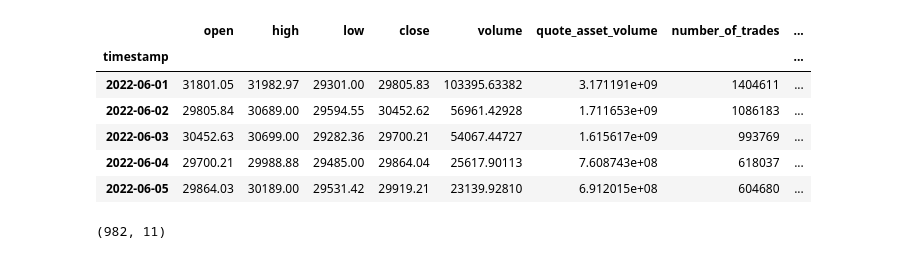
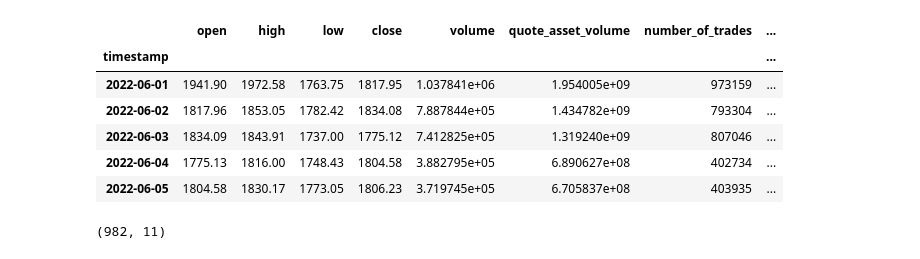
Before and after one commit to zabih1/CryptoForecasting, a Jupyter notebook: Notebook/ex.ipynb, the cells around one changed output. Cells and saved outputs as stored; diff of their text form; code cells hidden in the pictures.

```diff
--- a/Notebook/ex.ipynb
+++ b/Notebook/ex.ipynb
@@ -19,40 +19,40 @@ def fetch_historical_data(symbol, interval='1d', start_date=None, end_date=None,
 
     if response.status_code != 200:
         raise Exception(f'Error fetching data: {response.status_code} - {response.text}')
 
     data = response.json()
 
     df = pd.DataFrame(data, columns=[
         'timestamp', 'open', 'high', 'low', 'close', 'volume',
         'close_time', 'quote_asset_volume', 'number_of_trades',
         'taker_buy_base_asset_volume', 'taker_buy_quote_asset_volume', 'ignore'
     ])
 
     df['timestamp'] = pd.to_datetime(df['timestamp'], unit='ms')
     df.set_index('timestamp', inplace=True)
     df.drop(columns=['close_time', 'ignore'], inplace=True)
 
     # Convert columns to numeric
     df = df.apply(pd.to_numeric, errors='coerce')
 
     df['price_range'] = df['high'] - df['low']
     df['close_to_open'] = df['close'] - df['open']
 
     return df
 
 # Example of fetching data
-symbol = 'BTCUSDT'  # Example: Bitcoin to USD
-# symbol = 'ETHUSDT'
+# symbol = 'BTCUSDT'  # Example: Bitcoin to USD
+symbol = 'ETHUSDT'
 df = fetch_historical_data(symbol, start_date='2022-06-01', end_date='2025-02-06')
 df.head()
 # %% [output]
 |  | open | high | low | close | volume | quote_asset_volume | number_of_trades | ... |
 | timestamp |  |  |  |  |  |  |  | ... |
-| 2022-06-01 | 31801.05 | 31982.97 | 29301.00 | 29805.83 | 103395.63382 | 3.171191e+09 | 1404611 | ... |
-| 2022-06-02 | 29805.84 | 30689.00 | 29594.55 | 30452.62 | 56961.42928 | 1.711653e+09 | 1086183 | ... |
-| 2022-06-03 | 30452.63 | 30699.00 | 29282.36 | 29700.21 | 54067.44727 | 1.615617e+09 | 993769 | ... |
-| 2022-06-04 | 29700.21 | 29988.88 | 29485.00 | 29864.04 | 25617.90113 | 7.608743e+08 | 618037 | ... |
-| 2022-06-05 | 29864.03 | 30189.00 | 29531.42 | 29919.21 | 23139.92810 | 6.912015e+08 | 604680 | ... |
+| 2022-06-01 | 1941.90 | 1972.58 | 1763.75 | 1817.95 | 1.037841e+06 | 1.954005e+09 | 973159 | ... |
+| 2022-06-02 | 1817.96 | 1853.05 | 1782.42 | 1834.08 | 7.887844e+05 | 1.434782e+09 | 793304 | ... |
+| 2022-06-03 | 1834.09 | 1843.91 | 1737.00 | 1775.12 | 7.412825e+05 | 1.319240e+09 | 807046 | ... |
+| 2022-06-04 | 1775.13 | 1816.00 | 1748.43 | 1804.58 | 3.882795e+05 | 6.890627e+08 | 402734 | ... |
+| 2022-06-05 | 1804.58 | 1830.17 | 1773.05 | 1806.23 | 3.719745e+05 | 6.705837e+08 | 403935 | ... |
 # %%
 df.shape
 # %% [output]
```
Also changed, not shown: parts of 6 cells of this notebook, 1 other file.
